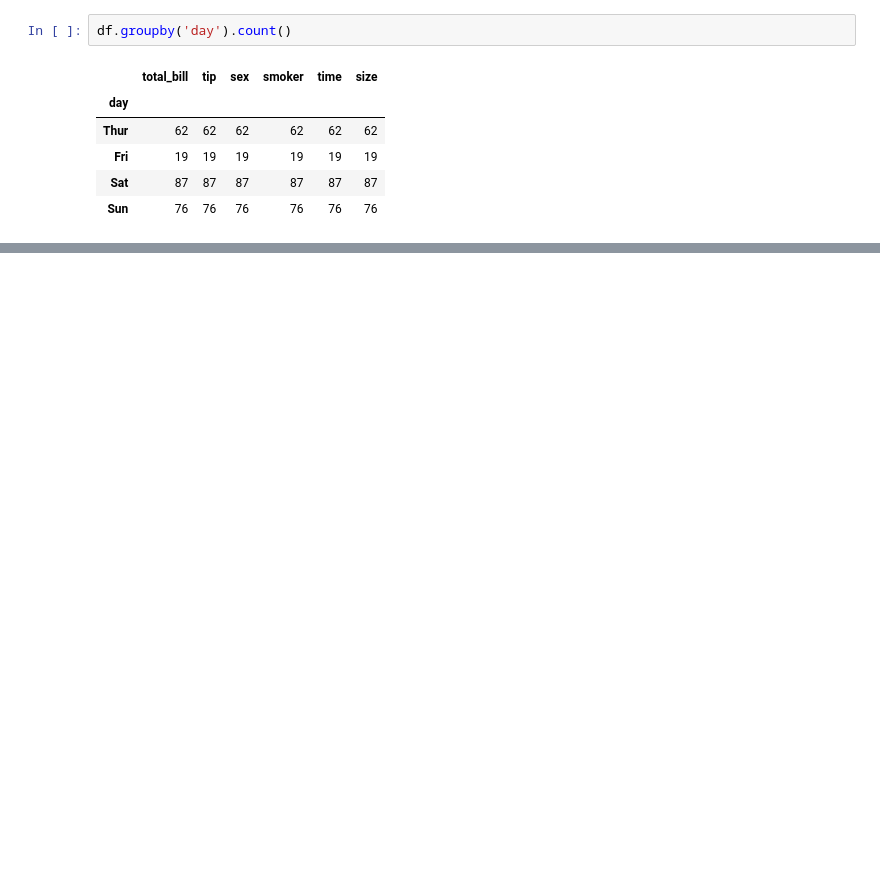
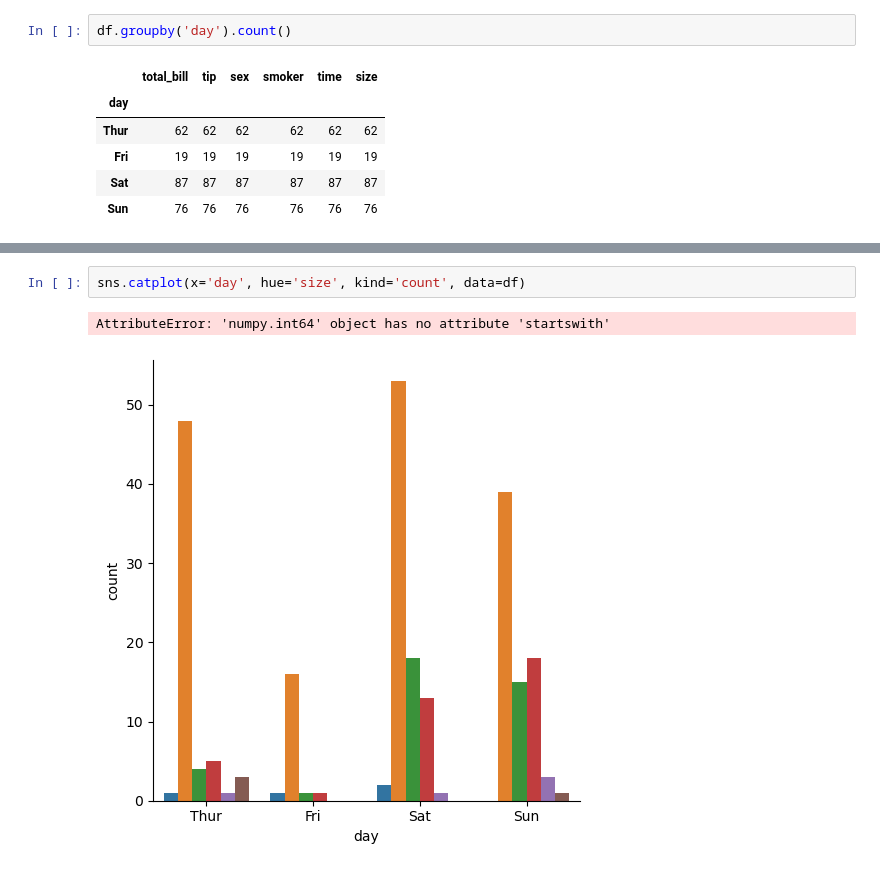
Before and after one commit to faramarzzolfaghari/tips_dataset, a Jupyter notebook: MLWMK.ipynb, the cells around one changed output, grey strips where cells are left out. Cells and saved outputs as stored; diff of their text form; blank space fills up the shorter version.

```diff
--- a/MLWMK.ipynb
+++ b/MLWMK.ipynb
@@ -79,0 +113,5 @@ df2
+# %%
+sns.catplot(x='day', hue='size', kind='count', data=df)
+# %% [output]
+AttributeError: 'numpy.int64' object has no attribute 'startswith'
+[figure, added]
```
Also changed, not shown: parts of 22 cells of this notebook.
